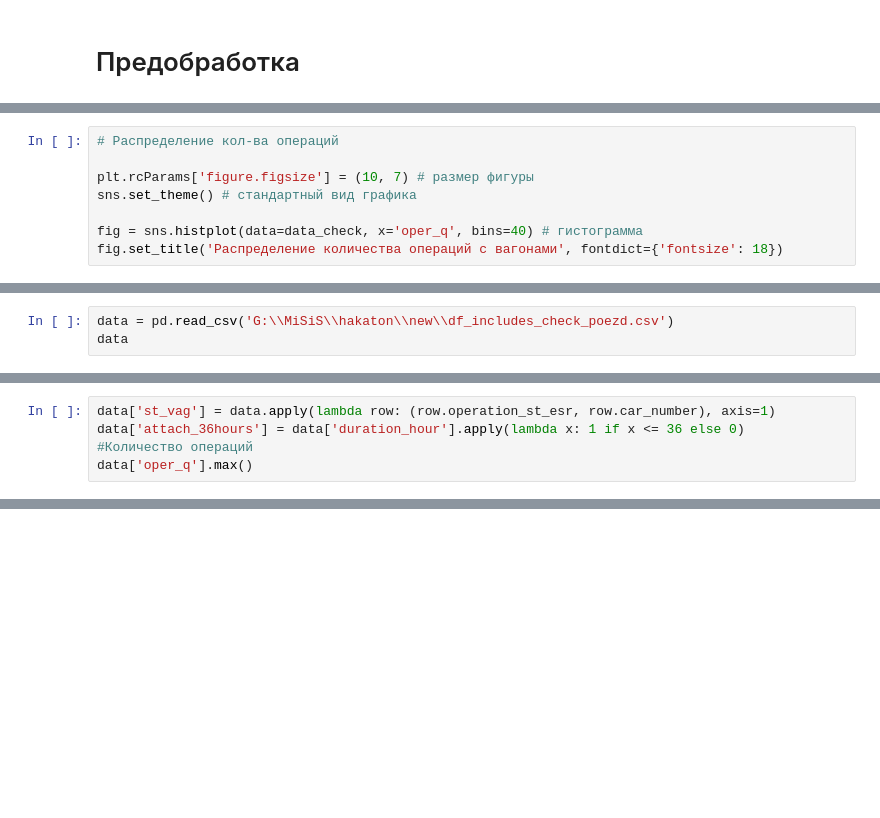
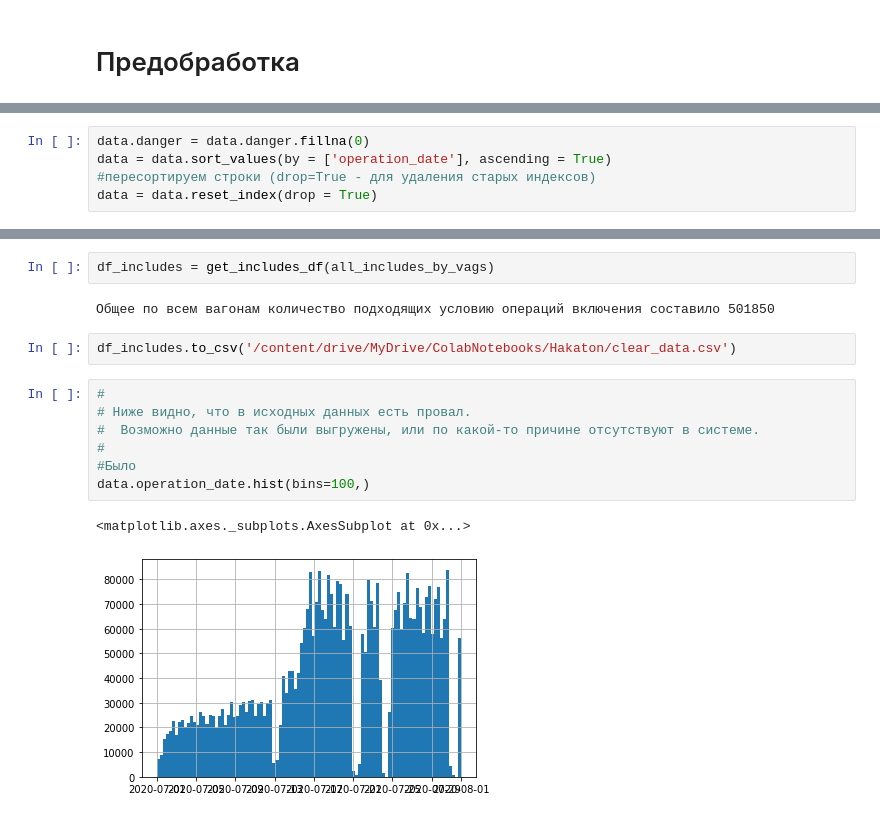
Before and after one commit to prostosysop/RZD, a Jupyter notebook: Clear_data.ipynb, the cells around one changed output, grey strips where cells are left out. Drawn from its saved outputs; the diff is of its cells as text; blank space fills up the shorter version.

```diff
--- a/Clear_data.ipynb
+++ b/Clear_data.ipynb
@@ -406,8 +129,0 @@ memory usage: 97.8+ MB
-# %%
-# Распределение кол-ва операций
-
-plt.rcParams['figure.figsize'] = (10, 7) # размер фигуры
-sns.set_theme() # стандартный вид графика
-
-fig = sns.histplot(data=data_check, x='oper_q', bins=40) # гистограмма
-fig.set_title('Распределение количества операций с вагонами', fontdict={'fontsize': 18})
@@ -502,3 +129,0 @@ data_check.to_csv('G:\\MiSiS\\hakaton\\new\\df_includes_check_poezd.csv')
-# %%
-data = pd.read_csv('G:\\MiSiS\\hakaton\\new\\df_includes_check_poezd.csv')
-data
@@ -519,5 +129,0 @@ data
-# %%
-data['st_vag'] = data.apply(lambda row: (row.operation_st_esr, row.car_number), axis=1)
-data['attach_36hours'] = data['duration_hour'].apply(lambda x: 1 if x <= 36 else 0)
-#Количество операций
-data['oper_q'].max()
@@ -616,0 +140,5 @@ RFC_bp.n_features_in
+# %%
+data.danger = data.danger.fillna(0)
+data = data.sort_values(by = ['operation_date'], ascending = True)
+#пересортируем строки (drop=True - для удаления старых индексов)
+data = data.reset_index(drop = True)
@@ -616,0 +239,16 @@ RFC_bp.n_features_in
+# %%
+df_includes = get_includes_df(all_includes_by_vags)
+# %% [output]
+Общее по всем вагонам количество подходящих условию операций включения составило 501850
+# %%
+df_includes.to_csv('/content/drive/MyDrive/ColabNotebooks/Hakaton/clear_data.csv')
+# %%
+#
+# Ниже видно, что в исходных данных есть провал.
+#  Возможно данные так были выгружены, или по какой-то причине отсутствуют в системе.
+#
+#Было
+data.operation_date.hist(bins=100,)
+# %% [output]
+<matplotlib.axes._subplots.AxesSubplot at 0x...>
+[figure, added]
```
Also changed, not shown: parts of 87 cells of this notebook.
